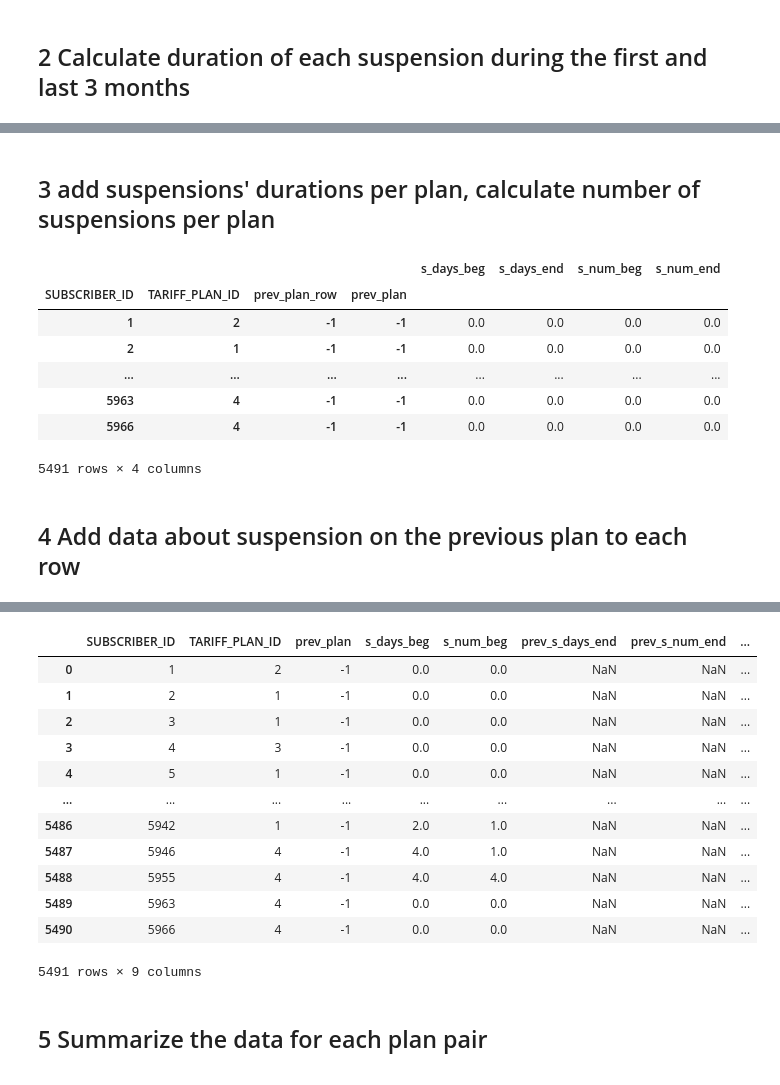
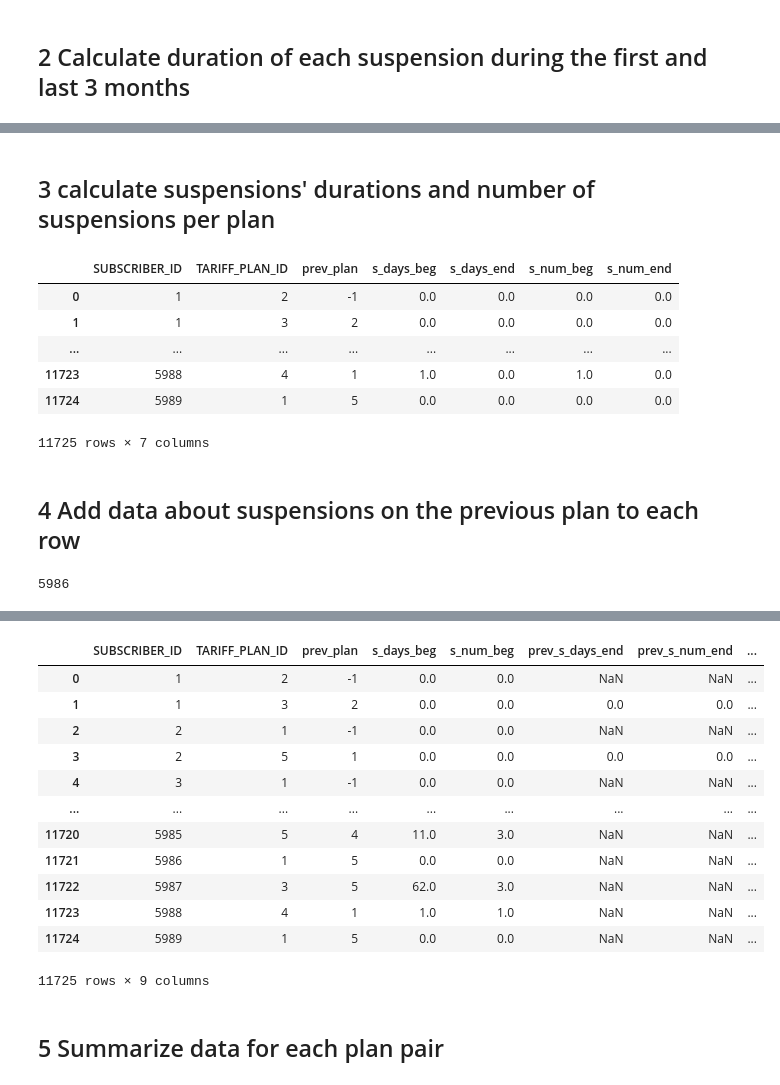
Before and after one commit to anatol-grabowski/test_task_plans_data, a Jupyter notebook: task3.ipynb, the cells around one changed output, grey strips where cells are left out. Drawn from its saved outputs; the diff is of its cells as text; code cells hidden in the pictures.

```diff
--- a/task3.ipynb
+++ b/task3.ipynb
@@ -488,17 +488,22 @@ plt.show()
 # %% [markdown]
 ## 1 Merge plan changes and suspensions data
 # %%
-susps_min_start, susps_max_end = suspensions['START_DT'].min(), suspensions['END_DT'].max()
-ps_we_have_suspensions_data = ps[(ps['END_DTTM'] > susps_min_start) & (ps['START_DTTM'] < susps_max_end)]
+period_months = 3
+susps_min_start = suspensions['START_DT'].min()
+susps_max_end = suspensions['END_DT'].max()
+plans_max_end = ps['END_DTTM'].max()
+ps2 = ps.iloc[:].copy()
+ps2.loc[pd.isnull(ps2['END_DTTM']), 'END_DTTM'] = plans_max_end
+ps_we_have_suspensions_data = ps2[((ps2['END_DTTM'] + pd.DateOffset(months=period_months)) > susps_min_start) & ((ps2['START_DTTM'] - pd.DateOffset(months=period_months)) < susps_max_end)]
 plans_with_suspensions = pd.merge(ps_we_have_suspensions_data.iloc[:], suspensions.iloc[:], on=['SUBSCRIBER_ID'], how='left')
 plans_with_suspensions.drop(inplace=True, columns=['duration_x', 'duration_y', 'STATUS', 'no_plan_duration', 'prev_duration'])
-plans_max_end = ps['END_DTTM'].max()
-plans_with_suspensions.loc[pd.isnull(plans_with_suspensions['END_DTTM']), 'END_DTTM'] = plans_max_end
+
 plans_with_suspensions['START_DTTM'] = plans_with_suspensions['START_DTTM'].dt.ceil('D')
 plans_with_suspensions['END_DTTM'] = plans_with_suspensions['END_DTTM'].dt.floor('D')
 
-with pd.option_context('display.max_rows', 4):
-    display(ps_we_have_suspensions_data.iloc[:])
+print('period:', suspensions['START_DT'].min(), '..', suspensions['END_DT'].max())
+with pd.option_context('display.max_rows', 5):
+    display(ps2)
     display(suspensions.iloc[:])
     display(plans_with_suspensions)
 # %% [output]
@@ -528,11 +534,11 @@ with pd.option_context('display.max_rows', 4):
 # %%
 def calc_durs(plans_with_suspensions):
     invalid_plans_with_susps = plans_with_suspensions[(plans_with_suspensions['START_DTTM'] > plans_with_suspensions['END_DT']) | (plans_with_suspensions['END_DTTM'] < plans_with_suspensions['START_DT'])]
-    p = plans_with_suspensions.drop(index=invalid_plans_with_susps.index)
-    period_months = 3
+    p = plans_with_suspensions.copy()
+#     p = p.drop(index=invalid_plans_with_susps.index)
     p = p[(p['START_DTTM'] + pd.DateOffset(months=period_months)) < p['END_DTTM']]
-    cross_plan_suspensions = p[(p['START_DTTM'] > p['START_DT']) | (p['END_DTTM'] < p['END_DT'])]
-    print('cross plan suspensions #:', len(cross_plan_suspensions))
+#     cross_plan_suspensions = p[(p['START_DTTM'] > p['START_DT']) | (p['END_DTTM'] < p['END_DT'])]
+#     print('cross plan suspensions #:', len(cross_plan_suspensions))
     p['beg_end'] = p['START_DTTM'] + pd.DateOffset(months=period_months)
     p['end_start'] = p['END_DTTM'] - pd.DateOffset(months=period_months)
     p['s_days_beg'] = (p[['END_DT', 'beg_end']].min(axis=1) - p['START_DT'] + pd.Timedelta(1, 'D')).dt.days.clip(0, np.inf)
@@ -544,7 +550,7 @@ def calc_durs(plans_with_suspensions):
     return p
 
 plans_with_susps = calc_durs(plans_with_suspensions)
-with pd.option_context('display.max_rows', 5):
+with pd.option_context('display.max_rows', 10):
     display(plans_with_susps.describe())
     display(plans_with_susps)
 # %% [output]
@@ -566,34 +579,33 @@ cross plan suspensions #: 0
 # %% [markdown]
-## 3 add suspensions' durations per plan, calculate number of suspensions per plan
+## 3 calculate suspensions' durations and number of suspensions per plan
 # %%
 ps_with_susps = plans_with_susps.sort_values(by=['SUBSCRIBER_ID', 'TARIFF_PLAN_ID', 'START_DTTM'])
 ps_with_susps = ps_with_susps.drop(columns=['START_DTTM', 'END_DTTM'])
 
 ps_with_susps = ps_with_susps.groupby(by=['SUBSCRIBER_ID', 'TARIFF_PLAN_ID', 'prev_plan_row', 'prev_plan']).agg({
-    's_days_beg': np.mean,
-    's_days_end': np.mean,
+    's_days_beg': np.sum,
+    's_days_end': np.sum,
     's_num_beg': np.sum,
     's_num_end': np.sum
 })
+ps_with_susps = ps_with_susps.reset_index(level=['SUBSCRIBER_ID', 'TARIFF_PLAN_ID', 'prev_plan_row', 'prev_plan'])
 ps_with_susps = ps_with_susps.sort_values(by=['SUBSCRIBER_ID', 'prev_plan_row'])
+ps_with_susps = ps_with_susps.drop(columns='prev_plan_row')
 
 with pd.option_context('display.max_rows', 5):
     display(ps_with_susps)
 # %% [output]
-|  |  |  |  | s_days_beg | s_days_end | s_num_beg | s_num_end |
-| SUBSCRIBER_ID | TARIFF_PLAN_ID | prev_plan_row | prev_plan |  |  |  |  |
-| 1 | 2 | -1 | -1 | 0.0 | 0.0 | 0.0 | 0.0 |
-| 2 | 1 | -1 | -1 | 0.0 | 0.0 | 0.0 | 0.0 |
+|  | SUBSCRIBER_ID | TARIFF_PLAN_ID | prev_plan | s_days_beg | s_days_end | s_num_beg | s_num_end |
+| 0 | 1 | 2 | -1 | 0.0 | 0.0 | 0.0 | 0.0 |
+| 1 | 1 | 3 | 2 | 0.0 | 0.0 | 0.0 | 0.0 |
 | ... | ... | ... | ... | ... | ... | ... | ... |
-| 5963 | 4 | -1 | -1 | 0.0 | 0.0 | 0.0 | 0.0 |
-| 5966 | 4 | -1 | -1 | 0.0 | 0.0 | 0.0 | 0.0 |
+| 11723 | 5988 | 4 | 1 | 1.0 | 0.0 | 1.0 | 0.0 |
+| 11724 | 5989 | 1 | 5 | 0.0 | 0.0 | 0.0 | 0.0 |
-5491 rows × 4 columns
+11725 rows × 7 columns
 # %% [markdown]
-## 4 Add data about suspension on the previous plan to each row
+## 4 Add data about suspensions on the previous plan to each row
 # %%
 ps_susps = ps_with_susps.iloc[:].copy()
-ps_susps = ps_susps.reset_index(level=['SUBSCRIBER_ID', 'TARIFF_PLAN_ID', 'prev_plan_row', 'prev_plan'])
-ps_susps = ps_susps.drop(columns='prev_plan_row')
 ps_susps_shifted = pd.concat([ps_susps.iloc[-1:], ps_susps.iloc[0:-1]])
 ps_susps_shifted = ps_susps_shifted.drop(columns=['TARIFF_PLAN_ID', 'prev_plan', 's_num_beg', 's_days_beg'])
 ps_susps_shifted = ps_susps_shifted.rename(columns=lambda col: 'prev_' + col)
@@ -611,10 +623,12 @@ ps_ss.loc[ps_ss['s_days_change'] == inf, 's_days_change'] = np.nan
 
 
 with pd.option_context('display.max_rows', 10):
+    print(np.isnan(ps_ss['prev_s_days_end']).sum())
     display(ps_ss.describe())
 #     display(ps_susps)
 #     display(ps_susps_shifted)
     display(ps_ss)
 #     display(ps_ss[(ps_ss['prev_plan'] == -1) & (ps_ss['prev_s_days_end'] > 0)])
 # %% [output]
+5986
 |  | SUBSCRIBER_ID | TARIFF_PLAN_ID | prev_plan | s_days_beg | s_num_beg | prev_s_days_end | prev_s_num_end | ... |
@@ -629,16 +643,16 @@ with pd.option_context('display.max_rows', 10):
 |  | SUBSCRIBER_ID | TARIFF_PLAN_ID | prev_plan | s_days_beg | s_num_beg | prev_s_days_end | prev_s_num_end | ... |
 | 0 | 1 | 2 | -1 | 0.0 | 0.0 | NaN | NaN | ... |
-| 1 | 2 | 1 | -1 | 0.0 | 0.0 | NaN | NaN | ... |
-| 2 | 3 | 1 | -1 | 0.0 | 0.0 | NaN | NaN | ... |
-| 3 | 4 | 3 | -1 | 0.0 | 0.0 | NaN | NaN | ... |
-| 4 | 5 | 1 | -1 | 0.0 | 0.0 | NaN | NaN | ... |
+| 1 | 1 | 3 | 2 | 0.0 | 0.0 | 0.0 | 0.0 | ... |
+| 2 | 2 | 1 | -1 | 0.0 | 0.0 | NaN | NaN | ... |
+| 3 | 2 | 5 | 1 | 0.0 | 0.0 | 0.0 | 0.0 | ... |
+| 4 | 3 | 1 | -1 | 0.0 | 0.0 | NaN | NaN | ... |
 | ... | ... | ... | ... | ... | ... | ... | ... | ... |
-| 5486 | 5942 | 1 | -1 | 2.0 | 1.0 | NaN | NaN | ... |
-| 5487 | 5946 | 4 | -1 | 4.0 | 1.0 | NaN | NaN | ... |
-| 5488 | 5955 | 4 | -1 | 4.0 | 4.0 | NaN | NaN | ... |
-| 5489 | 5963 | 4 | -1 | 0.0 | 0.0 | NaN | NaN | ... |
-| 5490 | 5966 | 4 | -1 | 0.0 | 0.0 | NaN | NaN | ... |
+| 11720 | 5985 | 5 | 4 | 11.0 | 3.0 | NaN | NaN | ... |
+| 11721 | 5986 | 1 | 5 | 0.0 | 0.0 | NaN | NaN | ... |
+| 11722 | 5987 | 3 | 5 | 62.0 | 3.0 | NaN | NaN | ... |
+| 11723 | 5988 | 4 | 1 | 1.0 | 1.0 | NaN | NaN | ... |
+| 11724 | 5989 | 1 | 5 | 0.0 | 0.0 | NaN | NaN | ... |
-5491 rows × 9 columns
+11725 rows × 9 columns
 # %% [markdown]
-## 5 Summarize the data for each plan pair
+## 5 Summarize data for each plan pair
 # %%
```
Also changed, not shown: parts of 4 cells of this notebook.
